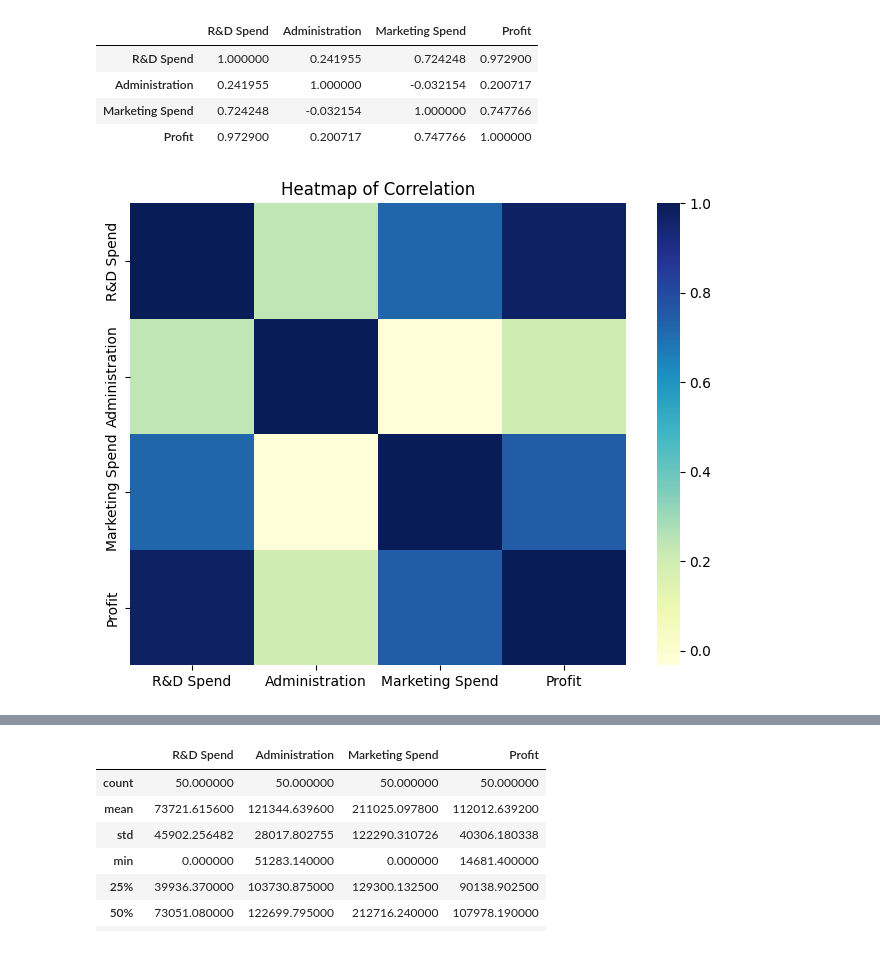
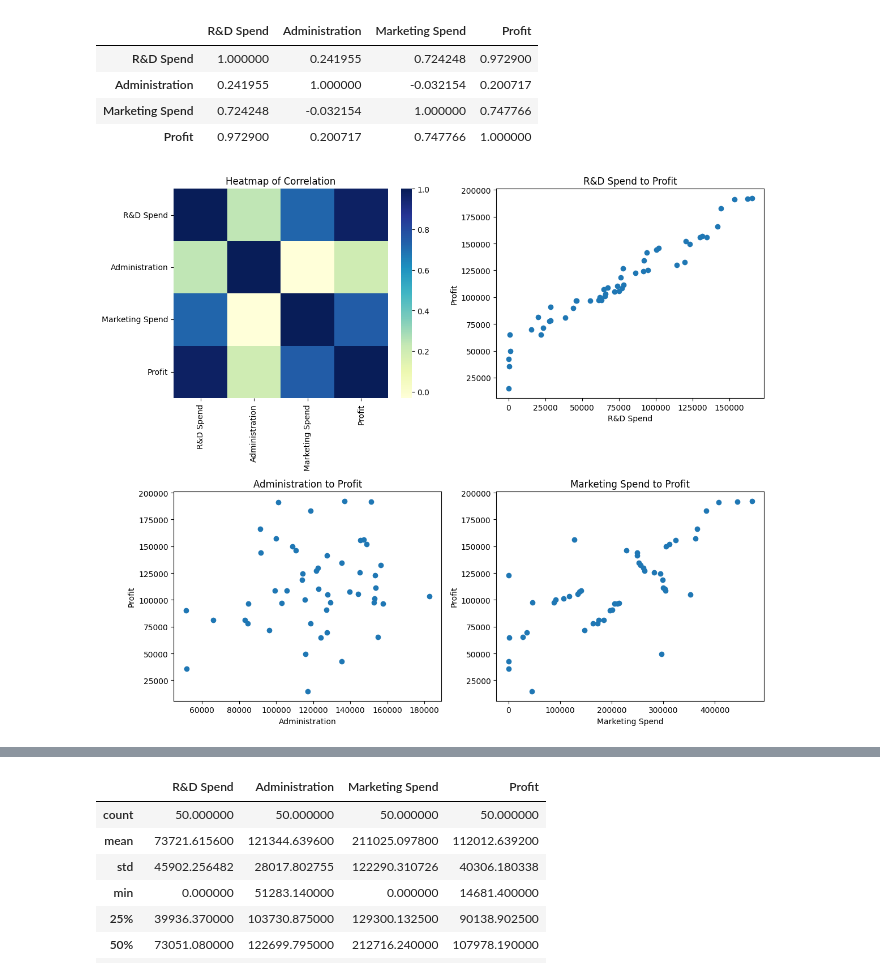
Before and after one commit to JPIPPEN89/Multiple_LinReg, a Jupyter notebook: Multiple_LinearReg.ipynb, the cells around one changed output, grey strips where cells are left out. Saved outputs shown, nothing was run; the diff lists cells and outputs as text; code cells hidden in the pictures.

Commit message:
Changed file path and tightened plots

```diff
--- a/Multiple_LinearReg.ipynb
+++ b/Multiple_LinearReg.ipynb
@@ -7,7 +7,7 @@ import seaborn as sns
 # Read Data
 <p>Reading data and checking it's features</p>
 # %%
-profit_data = pd.read_csv("C:/mydata/50_Startups.csv")
+profit_data = pd.read_csv("50_Startups.csv")
 profit_data.head()
 # %% [output]
 |  | R&D Spend | Administration | Marketing Spend | State | Profit |
@@ -47,10 +47,32 @@ corr.corr()
 | Marketing Spend | 0.724248 | -0.032154 | 1.000000 | 0.747766 |
 | Profit | 0.972900 | 0.200717 | 0.747766 | 1.000000 |
 # %%
-plt.figure(figsize=(8, 6))
-sns.heatmap(corr.corr(), annot=False, cmap="YlGnBu", fmt=".2f")
+fig, axes = plt.subplots(2, 2, figsize=(12, 10))
 
-plt.title("Heatmap of Correlation")
+# Heatmap
+sns.heatmap(corr.corr(), annot=False, cmap="YlGnBu", fmt=".2f", ax=axes[0, 0])
+axes[0, 0].set_title("Heatmap of Correlation")
+
+# R&D Spend vs Profit
+axes[0, 1].scatter(corr['R&D Spend'], corr['Profit'])
+axes[0, 1].set_xlabel("R&D Spend")
+axes[0, 1].set_ylabel("Profit")
+axes[0, 1].set_title("R&D Spend to Profit")
+
+# Administration vs Profit
+axes[1, 0].scatter(corr['Administration'], corr['Profit'])
+axes[1, 0].set_xlabel("Administration")
+axes[1, 0].set_ylabel("Profit")
+axes[1, 0].set_title("Administration to Profit")
+
+# Marketing Spend vs Profit
+axes[1, 1].scatter(corr['Marketing Spend'], corr['Profit'])
+axes[1, 1].set_xlabel("Marketing Spend")
+axes[1, 1].set_ylabel("Profit")
+axes[1, 1].set_title("Marketing Spend to Profit")
+
+# Adjust layout for better spacing
+plt.tight_layout()
 plt.show()
 # %% [output]
-[figure, old version]
+[figure, new version]
```
Also changed, not shown: parts of 9 cells of this notebook.
